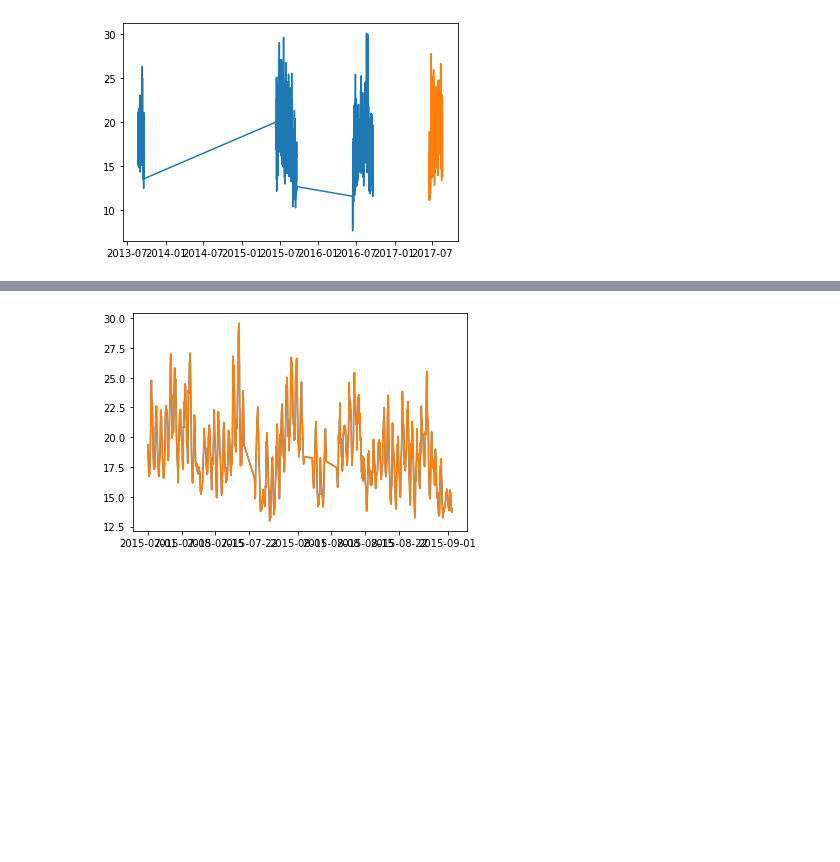
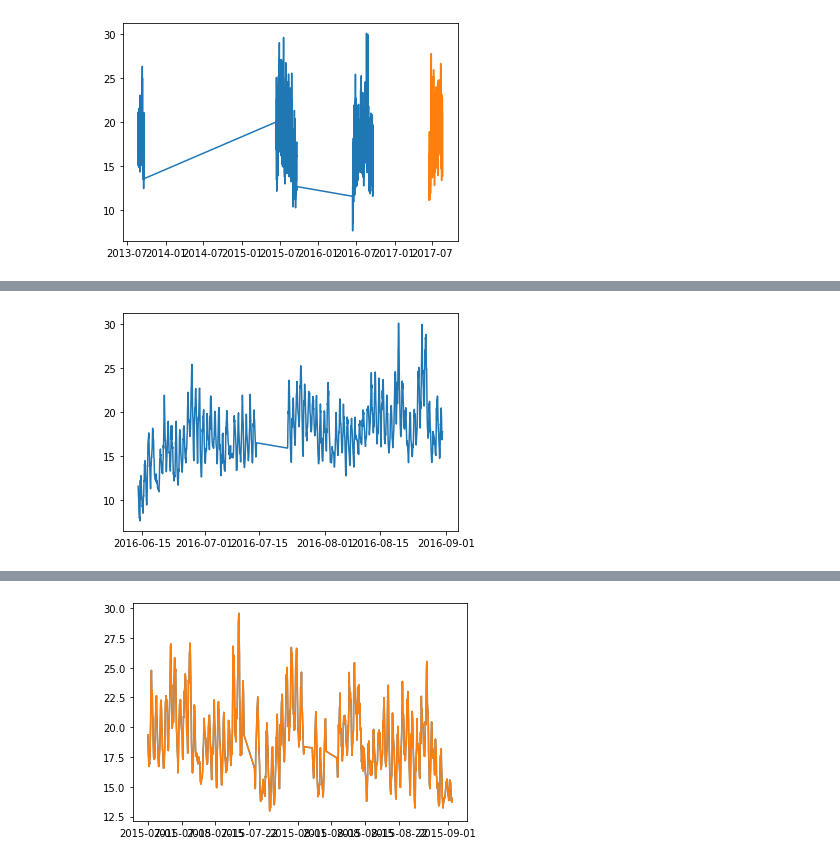
Before and after one commit to DonnaVakalis/forecasting-MRT-gap, a Jupyter notebook: model/model_LSTM.ipynb, the cells around one changed output, grey strips where cells are left out. Saved outputs shown, nothing was run; the diff lists cells and outputs as text; code cells hidden in the pictures; blank space fills up the shorter version.

```diff
--- a/model/model_LSTM.ipynb
+++ b/model/model_LSTM.ipynb
@@ -106,0 +116,19 @@ df3
+# %%
+# 2016
+
+# get training set from another year (so complete for 2016)
+df_1 = pickle.load(open(DATA_PATH +'/trainX_2017.pkl','rb'))
+
+# keep only summer dates, e.g., June, July and August:
+remove_before = pd.to_datetime('2016-06-01')
+remove_after = pd.to_datetime('2016-08-31')
+df_2 = df_1.query('index >= @remove_before and index <= @remove_after')
+
+# plot
+plt.plot(df_2.index, df_2.temp)
+plt.show()
+
+# save 2016 outdoor temps (x variable)
+df_2016_X = df_2['temp']
+# %% [output]
+[figure, added]
```
Also changed, not shown: parts of 11 cells of this notebook.
